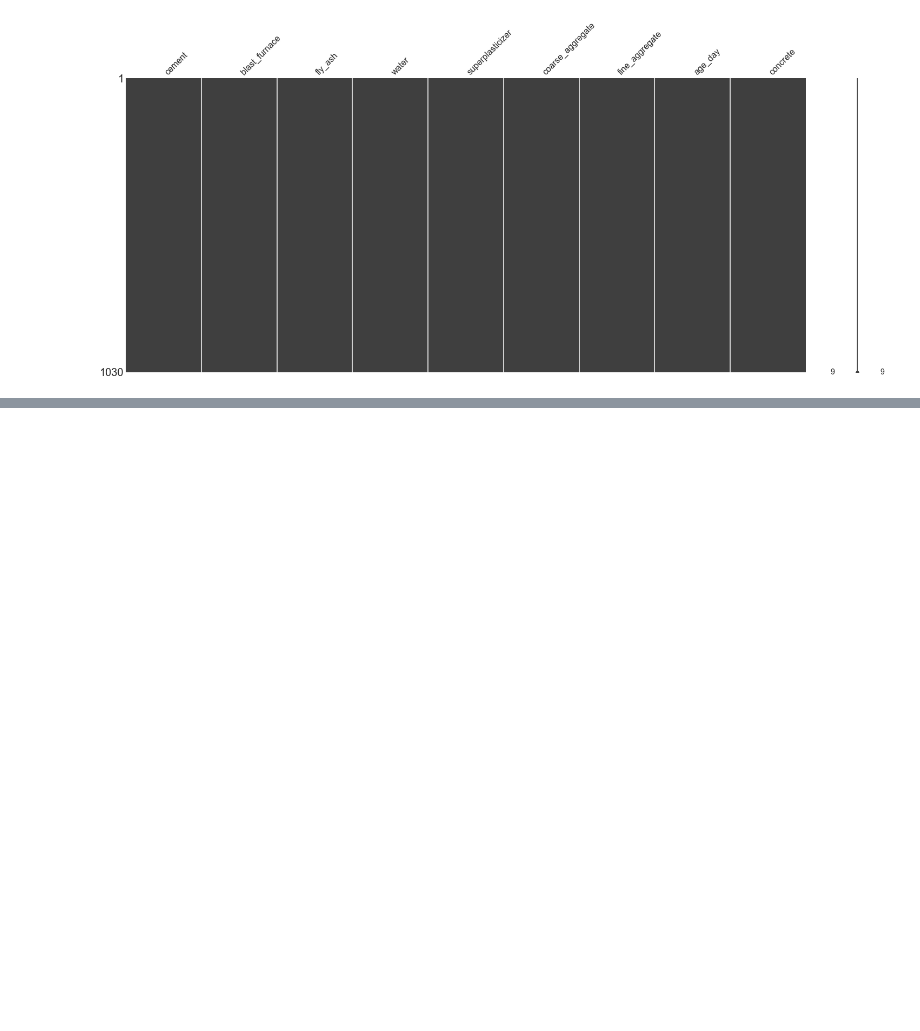
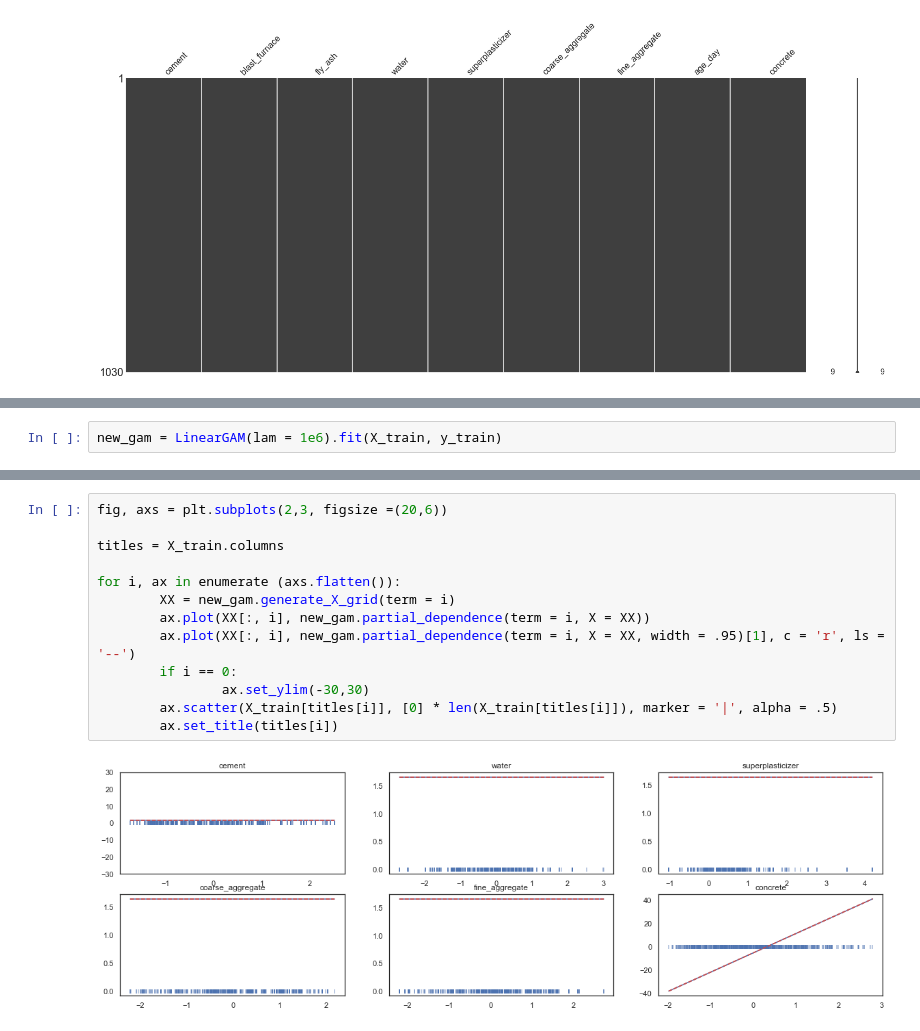
Before and after one commit to Denniels/Machine_Learning, a Jupyter notebook: concret.ipynb, the cells around one changed output, grey strips where cells are left out. Drawn from its saved outputs; the diff is of its cells as text; blank space fills up the shorter version.

```diff
--- a/concret.ipynb
+++ b/concret.ipynb
@@ -293,0 +267,2 @@ print(r2_score(model_elastic_net_cv.predict(X_test), y_test))
+# %%
+new_gam = LinearGAM(lam = 1e6).fit(X_train, y_train)
@@ -293,0 +296,15 @@ print(r2_score(model_elastic_net_cv.predict(X_test), y_test))
+# %%
+fig, axs = plt.subplots(2,3, figsize =(20,6))
+
+titles = X_train.columns
+
+for i, ax in enumerate (axs.flatten()):
+        XX = new_gam.generate_X_grid(term = i)
+        ax.plot(XX[:, i], new_gam.partial_dependence(term = i, X = XX))
+        ax.plot(XX[:, i], new_gam.partial_dependence(term = i, X = XX, width = .95)[1], c = 'r', ls = '--')
+        if i == 0:
+                ax.set_ylim(-30,30)
+        ax.scatter(X_train[titles[i]], [0] * len(X_train[titles[i]]), marker = '|', alpha = .5)
+        ax.set_title(titles[i])
+# %% [output]
+[figure, added]
```
Also changed, not shown: parts of 54 cells of this notebook, 2 other files.
